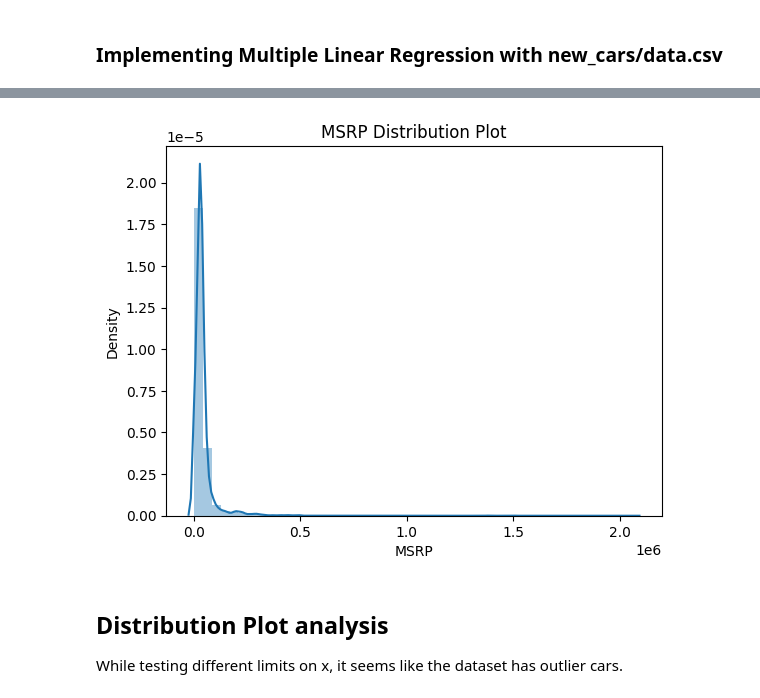
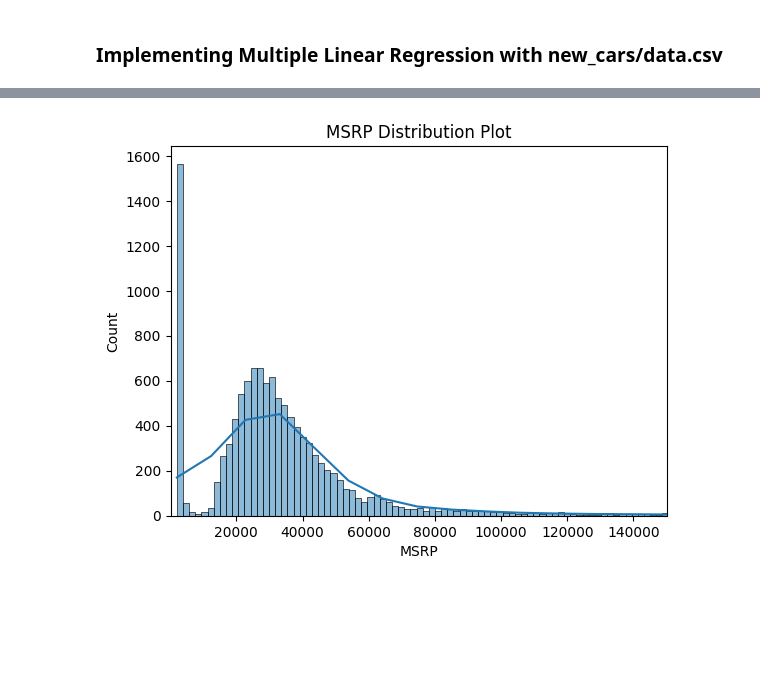
Before and after one commit to kiyon21/car-price-prediction-ml, a Jupyter notebook: MSE446_project.ipynb, the cells around one changed output, grey strips where cells are left out. Saved outputs shown, nothing was run; the diff lists cells and outputs as text; code cells hidden in the pictures; blank space fills up the shorter version.

```diff
--- a/MSE446_project.ipynb
+++ b/MSE446_project.ipynb
@@ -119,12 +82,10 @@ dtype: int64
 # %%
 # Data Distribution
 pd.set_option('display.max_columns', None)
 pd.set_option('display.width', 1200)
 plt.title('MSRP Distribution Plot')
-sns.distplot(df_new_cars['MSRP'])
+plt.xlim(left=100, right= 150000)
+sns.histplot(df_new_cars['MSRP'], kde=True)
 plt.show()
 # %% [output]
-[figure, old version]
+[figure, new version]
-# %% [markdown]
-## Distribution Plot analysis
-While testing different limits on x, it seems like the dataset has outlier cars.
```
Also changed, not shown: parts of 17 cells of this notebook.
